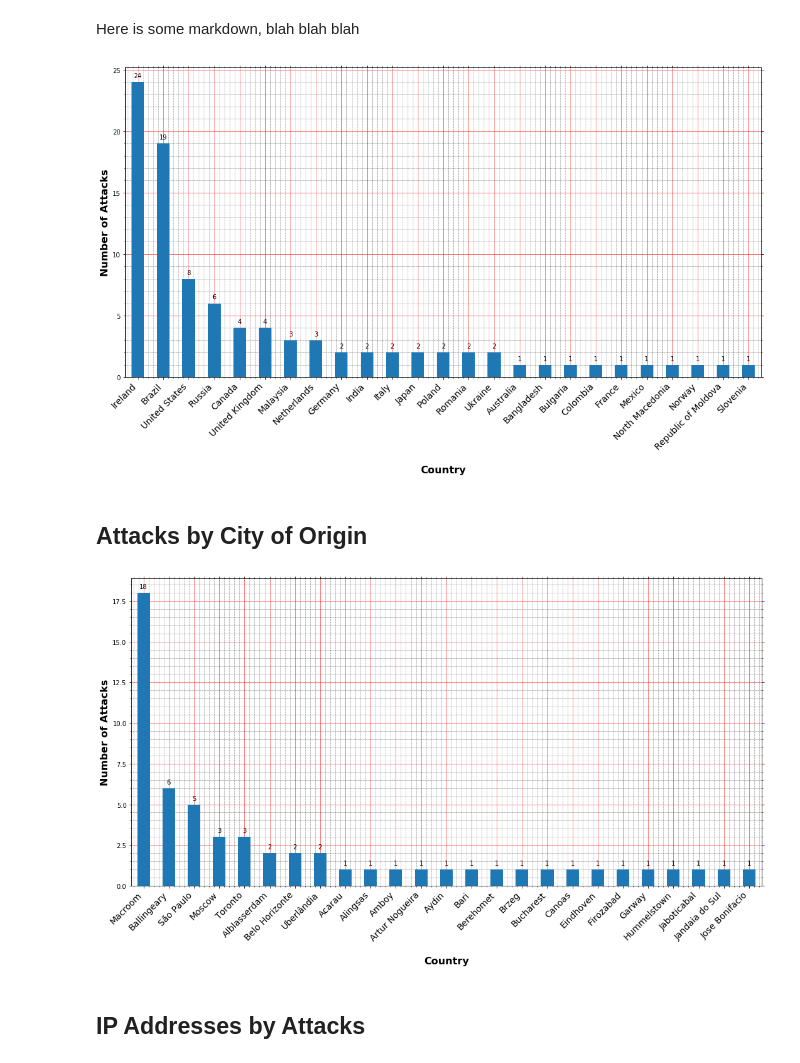
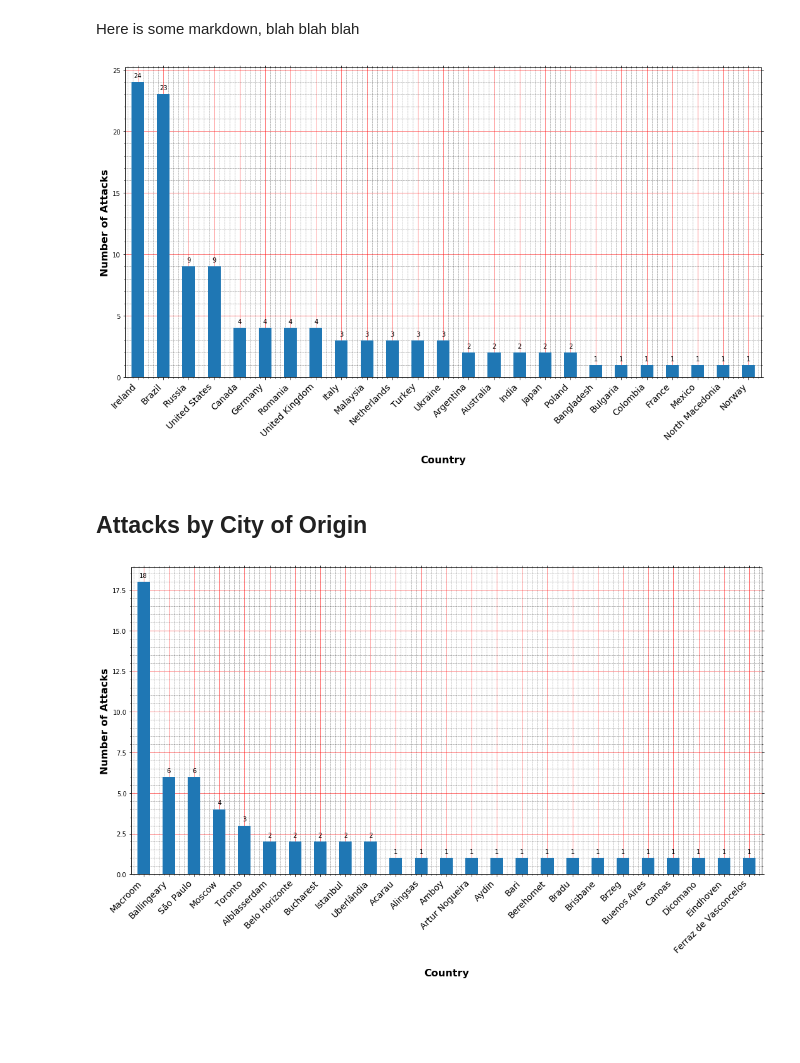
Before and after one commit to ranguli/ip, a Jupyter notebook: IP.ipynb, the cells around one changed output. Drawn from its saved outputs; the diff is of its cells as text; code cells hidden in the pictures; blank space fills up the shorter version.

Commit message:
Attack log and attacker profile now in separate tables

```diff
--- a/IP.ipynb
+++ b/IP.ipynb
@@ -42,7 +93,8 @@ Here is some markdown, blah blah blah
 #@hidden_cell
 
 # Group data by country
-country = df.groupby(['country_name']).size().to_frame('attack_count').reset_index().sort_values(by=['attack_count','country_name'], ascending=[False, True])
+data = pd.read_sql_query("SELECT * from attacker_profiles", conn)
+country = data.groupby(['country_name']).size().to_frame('attack_count').reset_index().sort_values(by=['attack_count','country_name'], ascending=[False, True])
 
 # Use the rank function to sort countries by the number of attacks
 country['Rank'] = country['attack_count'].rank(method='dense', ascending=False).astype(int)
@@ -76,12 +128,12 @@ ax.tick_params(which='both', # Options for both major and minor ticks
         right=True, # turn off right ticks
         bottom=True) # turn off bottom ticks
 # %% [output]
-[figure, old version]
+[figure, new version]
 # %% [markdown]
 ## Attacks by City of Origin
 # %%
 # Group data by country
-country = df.groupby(['city_name']).size().to_frame('attack_count').reset_index().sort_values(by=['attack_count','city_name'], ascending=[False, True])
+country = data.groupby(['city_name']).size().to_frame('attack_count').reset_index().sort_values(by=['attack_count','city_name'], ascending=[False, True])
 
 # Use the rank function to sort countries by the number of attacks
 country['Rank'] = country['attack_count'].rank(method='dense', ascending=False).astype(int)
@@ -89,33 +141,31 @@ country['Rank'] = country['attack_count'].rank(method='dense', ascending=False).
 fig, ax = plt.subplots()
 country[0:25].plot('city_name','attack_count', legend = None, kind='bar', color = '#1f77b4', figsize=(18, 9), ax=ax)
 
 
 ax.set_xlabel('\nCountry', fontweight="bold", size=16)
 ax.set_ylabel('Number of Attacks', fontweight="bold", size=16)
 ax.set_xticklabels(ax.get_xticklabels(), fontsize=14, rotation=45, ha="right")
 
 # Don't allow the axis to be on top of your data
 ax.set_axisbelow(True)
 
 for p in ax.patches:
     ax.annotate(np.round(p.get_height(),decimals=2),
     (p.get_x()+p.get_width()/2., p.get_height()), ha='center', va='center',
     xytext=(0, 10), textcoords='offset points')
     # Turn on the minor TICKS, which are required for the minor GRID
 
 ax.minorticks_on()
 
 # Customize the major grid
 ax.grid(which='major', linestyle='-', linewidth='0.5', color='red')
 # Customize the minor grid
 ax.grid(which='minor', linestyle=':', linewidth='0.5', color='black')
 # Turn off the display of all ticks.
 ax.tick_params(which='both', # Options for both major and minor ticks
         top=True, # turn off top ticks
         left=True, # turn off left ticks
         right=True, # turn off right ticks
         bottom=True) # turn off bottom ticks
 # %% [output]
-[figure, old version]
+[figure, new version]
-# %% [markdown]
-## IP Addresses by Attacks
```
Also changed, not shown: parts of 5 cells of this notebook, 4 other files.
